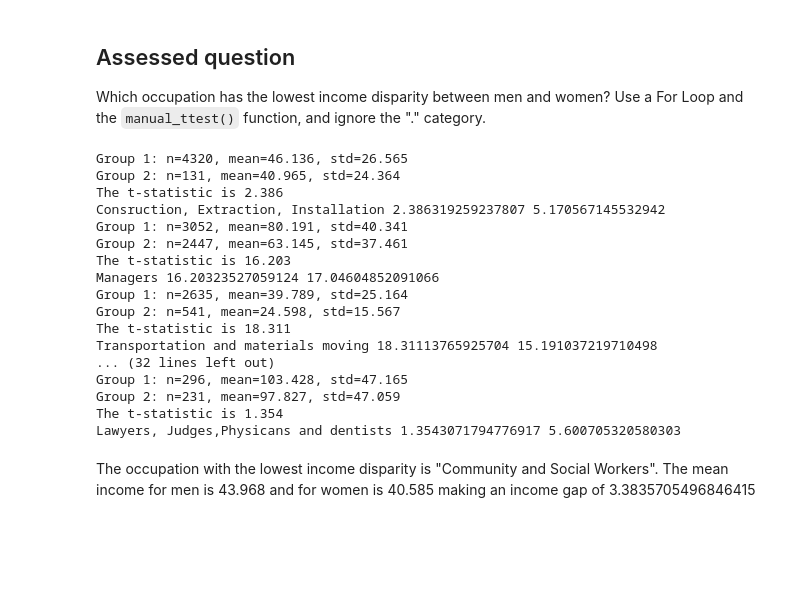
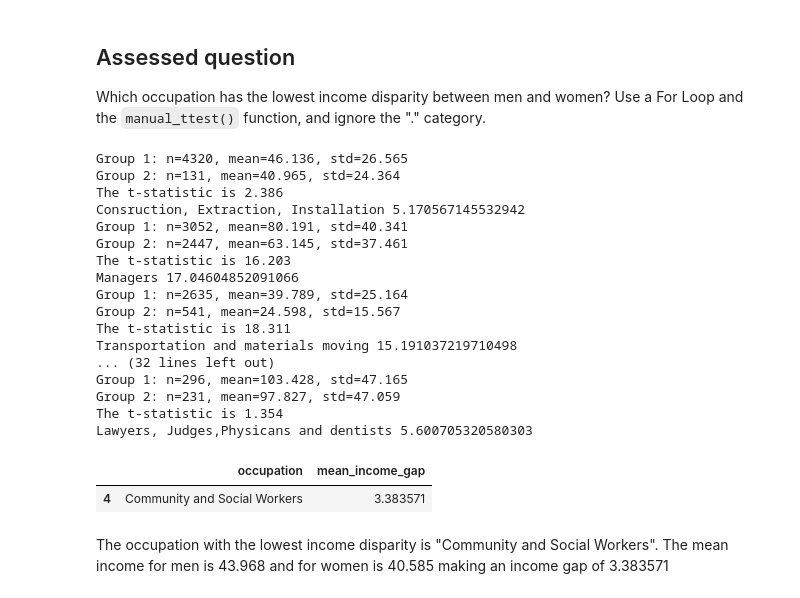
Before and after one commit to AngelaZhang111/QM2, a Jupyter notebook: w06_hypothesis_testing.ipynb, the cells around one changed output. Cells and saved outputs as stored; diff of their text form; code cells hidden in the pictures; blank space fills up the shorter version.

```diff
--- a/w06_hypothesis_testing.ipynb
+++ b/w06_hypothesis_testing.ipynb
@@ -432,39 +432,46 @@ The results shows that the income gap between men and women being covered by uni
 
 Which occupation has the lowest income disparity between men and women? Use a For Loop and the `manual_ttest()` function, and ignore the "." category.
 # %%
-all_men = df[df['sex']==1]
-all_women = df[df['sex']==2]
+income_gap = []
 
 occupations = df['occupation'].unique()
 
 for occupation in occupations:
     if occupation == '.':
         continue
 
-    occupation_men = all_men[all_men['occupation']==occupation]['income']
-    occupation_women = all_women[all_women['occupation']==occupation]['income']
+    sample = df[df['occupation'] == occupation]
+    income_men = sample[sample['sex'] == 1]['income']
+    income_women = sample[sample['sex'] == 2]['income']
 
     if len(all_men) > 1 and len(all_women) > 1:
-       t = manual_ttest(occupation_men,occupation_women)
-       mean_income_gap = occupation_men.mean() - occupation_women.mean()
-       print(occupation, t, mean_income_gap)
+       t = manual_ttest(income_men,income_women)
+       mean_income_gap = income_men.mean() - income_women.mean()
+       print(occupation, mean_income_gap)
+       income_gap.append([occupation, mean_income_gap])
+
+income_gap_df = pd.DataFrame(income_gap, columns=['occupation', 'mean_income_gap'])
+income_gap_df1 = income_gap_df.sort_values('mean_income_gap').head(1)
+income_gap_df1
 # %% [output]
 Group 1: n=4320, mean=46.136, std=26.565
 Group 2: n=131, mean=40.965, std=24.364
 The t-statistic is 2.386
-Consruction, Extraction, Installation 2.386319259237807 5.170567145532942
+Consruction, Extraction, Installation 5.170567145532942
 Group 1: n=3052, mean=80.191, std=40.341
 Group 2: n=2447, mean=63.145, std=37.461
 The t-statistic is 16.203
-Managers 16.20323527059124 17.04604852091066
+Managers 17.04604852091066
 Group 1: n=2635, mean=39.789, std=25.164
 Group 2: n=541, mean=24.598, std=15.567
 The t-statistic is 18.311
-Transportation and materials moving 18.31113765925704 15.191037219710498
+Transportation and materials moving 15.191037219710498
 ... (32 lines left out)
 Group 1: n=296, mean=103.428, std=47.165
 Group 2: n=231, mean=97.827, std=47.059
 The t-statistic is 1.354
-Lawyers, Judges,Physicans and dentists 1.3543071794776917 5.600705320580303
+Lawyers, Judges,Physicans and dentists 5.600705320580303
+|  | occupation | mean_income_gap |
+| 4 | Community and Social Workers | 3.383571 |
 # %% [markdown]
-The occupation with the lowest income disparity is "Community and Social Workers". The mean income for men is 43.968 and for women is 40.585 making an income gap of 3.3835705496846415
+The occupation with the lowest income disparity is "Community and Social Workers". The mean income for men is 43.968 and for women is 40.585 making an income gap of 3.383571
```
